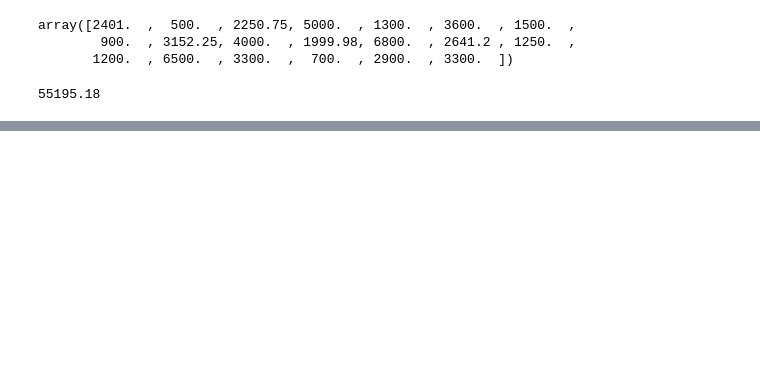
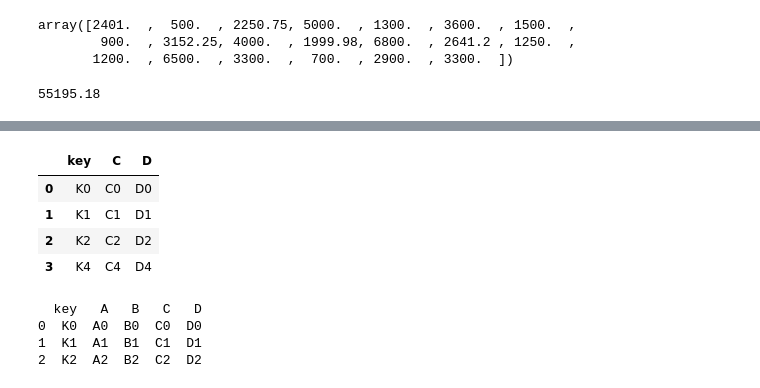
Before and after one commit to log4x/Python-Learning, a Jupyter notebook: Visualuization/using_pandas.ipynb, the cells around one changed output, grey strips where cells are left out. Drawn from its saved outputs; the diff is of its cells as text; code cells hidden in the pictures; blank space fills up the shorter version.

```diff
--- a/Visualuization/using_pandas.ipynb
+++ b/Visualuization/using_pandas.ipynb
@@ -666,0 +973,8 @@ print(np.sum(df['TotalCost'].values))
+# %%
+right.head()
+# %% [output]
+|  | key | C | D |
+| 0 | K0 | C0 | D0 |
+| 1 | K1 | C1 | D1 |
+| 2 | K2 | C2 | D2 |
+| 3 | K4 | C4 | D4 |
@@ -666,0 +983,7 @@ print(np.sum(df['TotalCost'].values))
+# %%
+print(inner)
+# %% [output]
+  key   A   B   C   D
+0  K0  A0  B0  C0  D0
+1  K1  A1  B1  C1  D1
+2  K2  A2  B2  C2  D2
```
Also changed, not shown: parts of 85 cells of this notebook, 1 other file.
